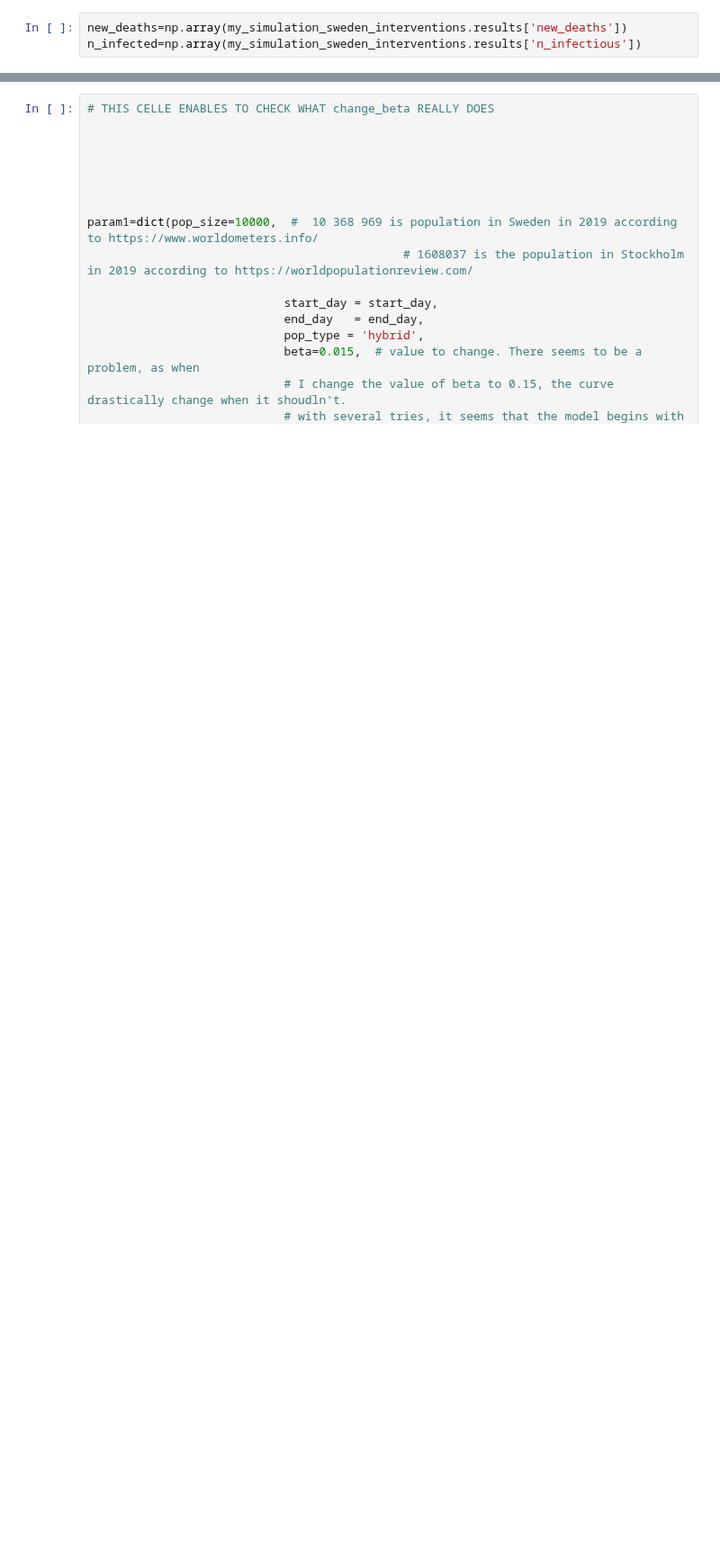
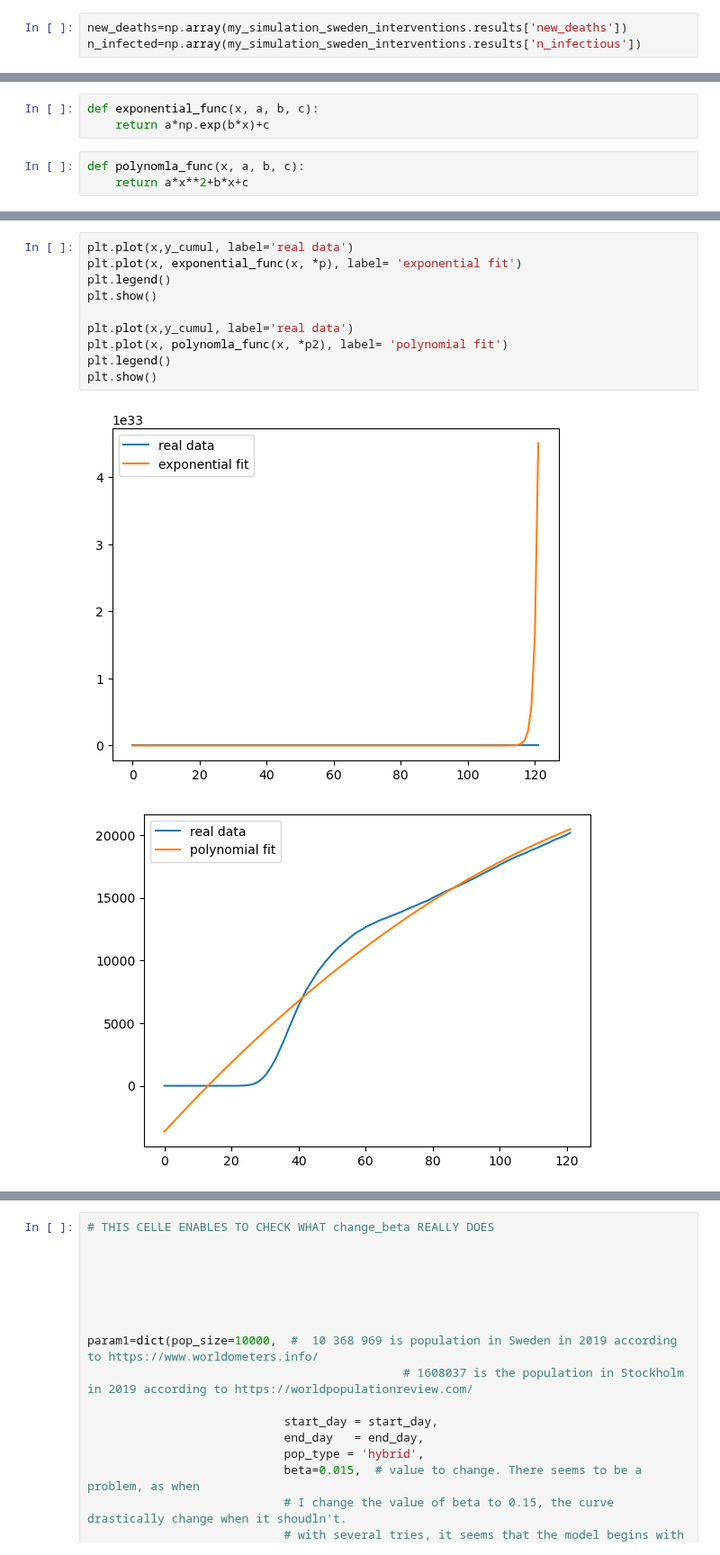
Before and after one commit to gregoirebechade/covid_internship, a Jupyter notebook: exploring.ipynb, the cells around one changed output, grey strips where cells are left out. Shown at 90% size. Cells and saved outputs as stored; diff of their text form; blank space fills up the shorter version.

```diff
--- a/exploring.ipynb
+++ b/exploring.ipynb
@@ -115,0 +134,6 @@ pd.DataFrame({'new_deaths':new_deaths, 'n_infected':n_infected}).to_csv('deaths_
+# %%
+def exponential_func(x, a, b, c):
+    return a*np.exp(b*x)+c
+# %%
+def polynomla_func(x, a, b, c):
+    return a*x**2+b*x+c
@@ -115,0 +147,13 @@ pd.DataFrame({'new_deaths':new_deaths, 'n_infected':n_infected}).to_csv('deaths_
+# %%
+plt.plot(x,y_cumul, label='real data')
+plt.plot(x, exponential_func(x, *p), label= 'exponential fit')
+plt.legend()
+plt.show()
+
+plt.plot(x,y_cumul, label='real data')
+plt.plot(x, polynomla_func(x, *p2), label= 'polynomial fit')
+plt.legend()
+plt.show()
+# %% [output]
+[figure, added]
+[figure, added]
```
Also changed, not shown: parts of 13 cells of this notebook.
